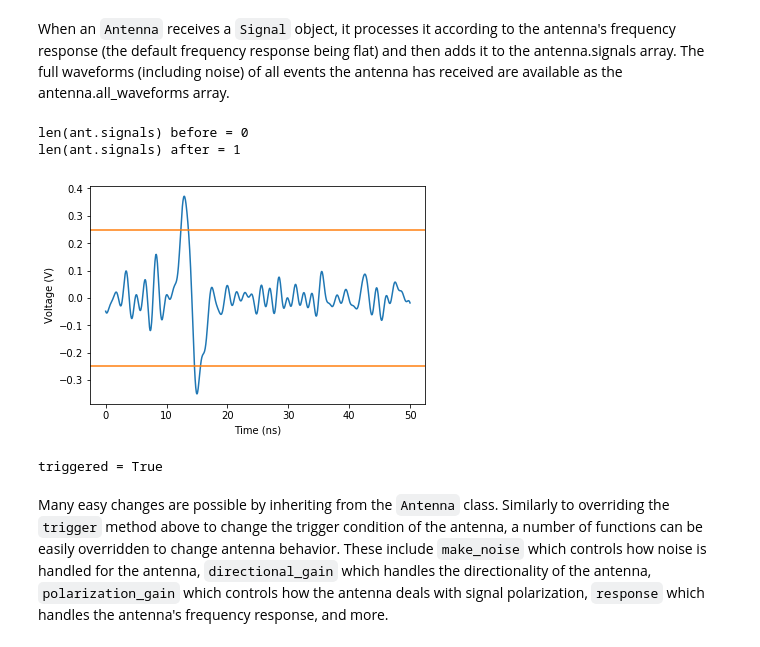
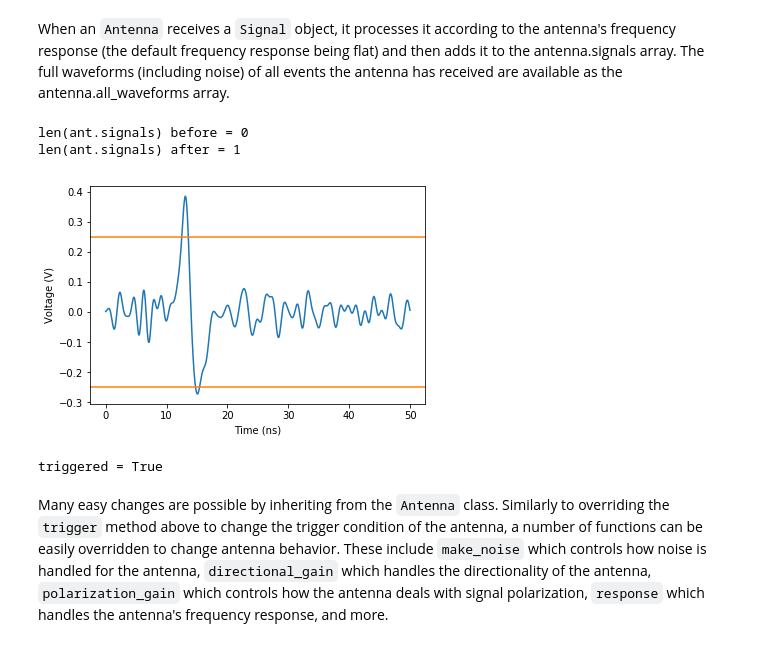
Before and after one commit to bhokansonfasig/pyrex, a Jupyter notebook: examples/PyREx Demo.ipynb, the cells around one changed output. Saved outputs shown, nothing was run; the diff lists cells and outputs as text; code cells hidden in the pictures.

```diff
--- a/examples/PyREx Demo.ipynb
+++ b/examples/PyREx Demo.ipynb
@@ -161,10 +173,16 @@ The next step in the simulation chain is signal generation. PyREx handles this i
 # %%
 time_array = np.linspace(0, 50e-9, 1001) # seconds
 time_offset = 10e-9 # seconds
-shower_energy = 1e8 # GeV
 observation_angle = np.radians(50)
+observation_distance = 1000 # m
+particle_energy = 1e8 # GeV
+neutrino = pyrex.Particle(particle_id="nu_e", vertex=(0, 0, -1000),
+                          direction=(0, 0, -1), energy=particle_energy)
+neutrino.interaction.em_frac = 1
+neutrino.interaction.had_frac = 0
 signal = pyrex.AskaryanSignal(times=time_array,
-                              energy=shower_energy,
-                              theta=observation_angle,
+                              particle=neutrino,
+                              viewing_angle=observation_angle,
+                              viewing_distance=observation_distance,
                               t0=time_offset)
 # %% [markdown]
@@ -322,23 +340,30 @@ triggered = False
 When an ``Antenna`` receives a ``Signal`` object, it processes it according to the antenna's frequency response (the default frequency response being flat) and then adds it to the antenna.signals array. The full waveforms (including noise) of all events the antenna has received are available as the antenna.all_waveforms array.
 # %%
 print("len(ant.signals) before =",len(th_ant.signals))
-th_ant.receive(pyrex.AskaryanSignal(times=np.linspace(0, 50e-9, 1001),
-                                    t0=10e-9, energy=1e8,
-                                    theta=np.radians(50)))
+neutrino = pyrex.Particle(particle_id="nu_e", vertex=(0, 0, -1000),
+                          direction=(0, 0, -1), energy=1e8)
+neutrino.interaction.em_frac = 1
+neutrino.interaction.had_frac = 0
+signal = pyrex.AskaryanSignal(times=np.linspace(0, 50e-9, 1001),
+                              particle=neutrino,
+                              viewing_angle=np.radians(50),
+                              viewing_distance=1,
+                              t0=10e-9)
+th_ant.receive(signal)
 print("len(ant.signals) after =",len(th_ant.signals))
 for w in th_ant.all_waveforms:
     plt.figure()
     plt.plot(w.times * 1e9, w.values)
     plt.axhline(th_ant.threshold, c='C1')
     plt.axhline(-th_ant.threshold, c='C1')
     plt.xlabel("Time (ns)")
     plt.ylabel("Voltage (V)")
     plt.show()
 print("triggered =", th_ant.is_hit)
 # %% [output]
 len(ant.signals) before = 0
 len(ant.signals) after = 1
-[figure, old version]
+[figure, new version]
 triggered = True
 # %% [markdown]
 Many easy changes are possible by inheriting from the ``Antenna`` class. Similarly to overriding the ``trigger`` method above to change the trigger condition of the antenna, a number of functions can be easily overridden to change antenna behavior. These include ``make_noise`` which controls how noise is handled for the antenna, ``directional_gain`` which handles the directionality of the antenna, ``polarization_gain`` which controls how the antenna deals with signal polarization, ``response`` which handles the antenna's frequency response, and more.
```
Also changed, not shown: parts of 16 cells of this notebook.
